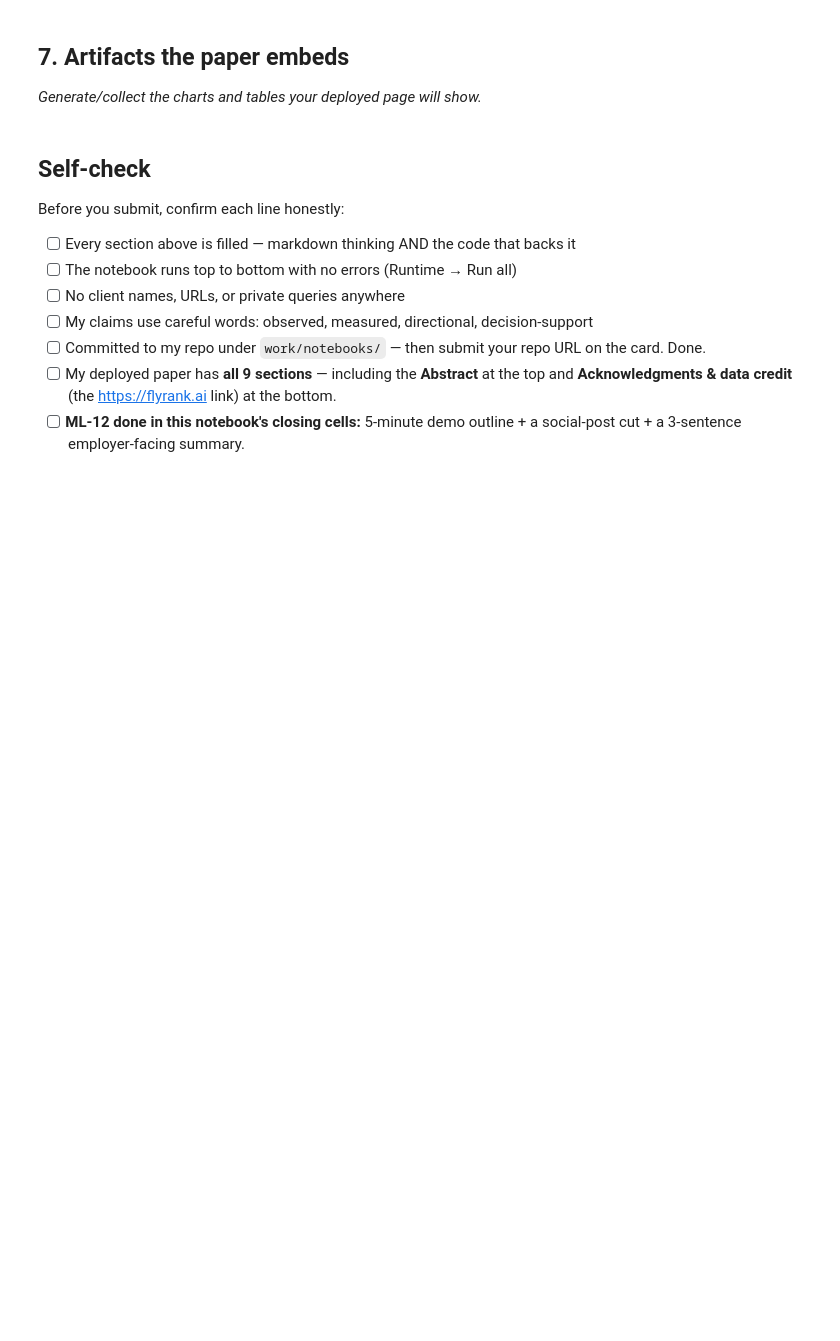
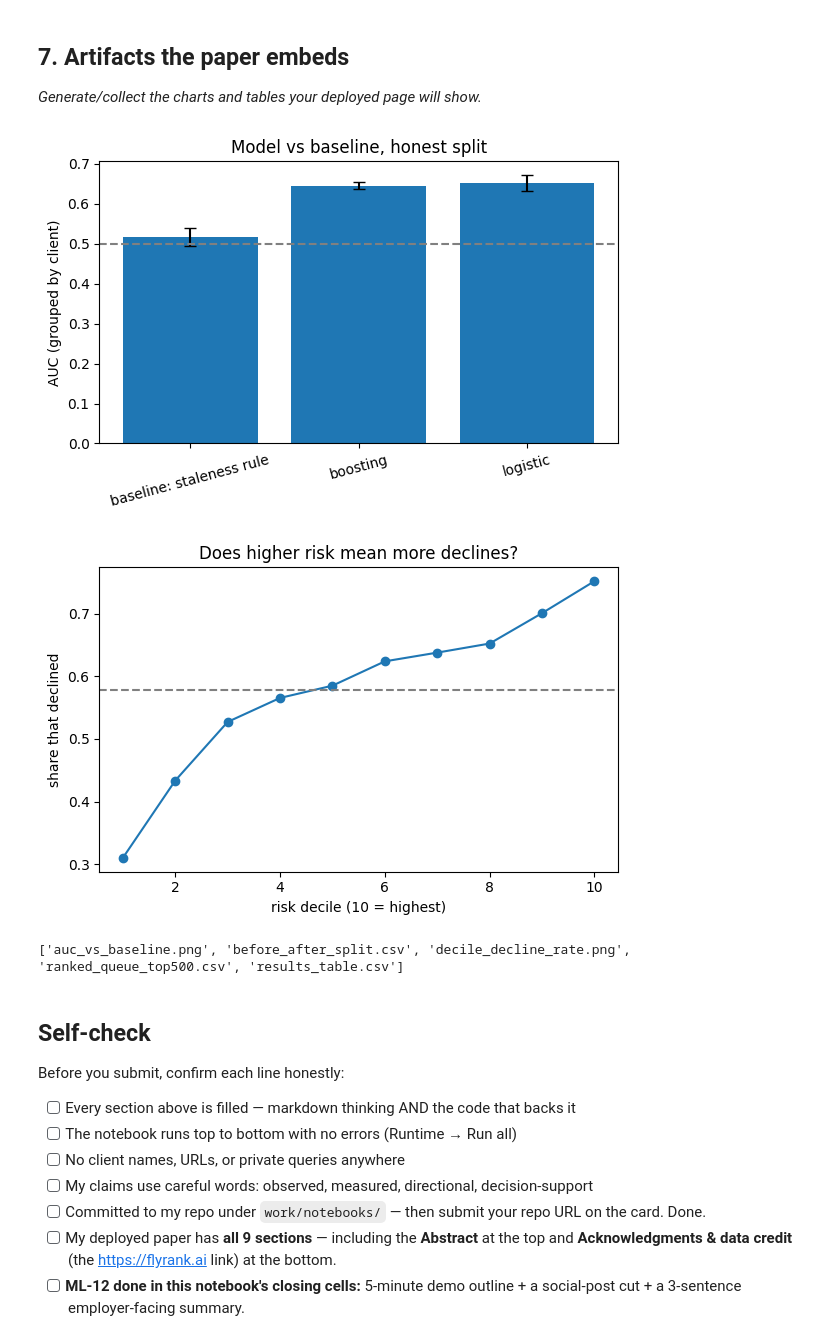
Before and after one commit to MbaliThusi/Mbali-Flyrank-intern-rep., a Jupyter notebook: work/notebooks/capstone.ipynb, the cells around one changed output. Cells and saved outputs as stored; diff of their text form; code cells hidden in the pictures; blank space fills up the shorter version.

```diff
--- a/work/notebooks/capstone.ipynb
+++ b/work/notebooks/capstone.ipynb
@@ -10,3 +27,9 @@ This skeleton is yours to fill. Work the sections **in order** — each one has
 ## 1. Question
 
 *The research question and the decision it supports.*
+# %%
+base = df[df["clicks_prev_30d"] > 0].copy()
+y = (base["clicks_last_30d"] < base["clicks_prev_30d"]).astype(int)
+groups = base["client_id"]
+print("label = clicks_last_30d < clicks_prev_30d")
+print("decline rate:", round(float(y.mean()), 3), "| this is the random-guess precision")
@@ -26,3 +179,17 @@ This skeleton is yours to fill. Work the sections **in order** — each one has
 ## 5. Limitations
 
 *What this work cannot claim.*
+# %%
+print("snapshot rows:", len(df), "| clients:", df["client_id"].nunique())
+print("youngest content (days):", df["content_age_days"].min(), "(nothing newer than 90 days)")
+
+low = base["clicks_prev_30d"] < 10
+print("rows with <10 prior clicks:", round(float(low.mean()), 3))
+
+# Is the signal weaker on low-traffic rows? (grouped CV, boosting)
+oof = np.zeros(len(X))
+for tr, te in GroupKFold(5).split(X, y, groups):
+    m = HistGradientBoostingClassifier(max_depth=4, learning_rate=0.05, max_iter=200, random_state=0).fit(X.iloc[tr], y.iloc[tr])
+    oof[te] = m.predict_proba(X.iloc[te])[:, 1]
+for name, mask in [("<10 prior clicks", low.values), (">=10 prior clicks", ~low.values)]:
+    print(f"AUC on {name}: {roc_auc_score(y[mask], oof[mask]):.3f}  (n={int(mask.sum())})")
@@ -34,6 +250,37 @@ This skeleton is yours to fill. Work the sections **in order** — each one has
 ## 7. Artifacts the paper embeds
 
 *Generate/collect the charts and tables your deployed page will show.*
+# %%
+import matplotlib.pyplot as plt
+os.makedirs("work/outputs", exist_ok=True)
+
+# Tables
+table.to_csv("work/outputs/results_table.csv")
+queue.drop(columns="declined").head(500).to_csv("work/outputs/ranked_queue_top500.csv", index=False)
+cmp_.to_csv("work/outputs/before_after_split.csv")
+
+# Chart 1: model vs baseline on the honest split
+auc = honest.groupby("model")["AUC"].agg(["mean", "std"])
+fig, ax = plt.subplots(figsize=(6, 4))
+ax.bar(auc.index, auc["mean"], yerr=auc["std"], capsize=4)
+ax.axhline(0.5, ls="--", color="gray"); ax.set_ylabel("AUC (grouped by client)")
+ax.set_title("Model vs baseline, honest split"); plt.xticks(rotation=15); plt.tight_layout()
+plt.savefig("work/outputs/auc_vs_baseline.png", dpi=150); plt.show()
+
+# Chart 2: decline rate by risk decile (calibration of the ranking)
+dec = pd.qcut(q["decline_risk"], 10, labels=False, duplicates="drop")
+rate = y.groupby(dec.values).mean()
+fig, ax = plt.subplots(figsize=(6, 4))
+ax.plot(rate.index + 1, rate.values, marker="o"); ax.axhline(y.mean(), ls="--", color="gray")
+ax.set_xlabel("risk decile (10 = highest)"); ax.set_ylabel("share that declined")
+ax.set_title("Does higher risk mean more declines?"); plt.tight_layout()
+plt.savefig("work/outputs/decile_decline_rate.png", dpi=150); plt.show()
+
+print(sorted(os.listdir("work/outputs")))
+# %% [output]
+[figure, added]
+[figure, added]
+['auc_vs_baseline.png', 'before_after_split.csv', 'decile_decline_rate.png', 'ranked_queue_top500.csv', 'results_table.csv']
 # %% [markdown]
 ## Self-check
 
```
Also changed, not shown: parts of 7 cells of this notebook.
